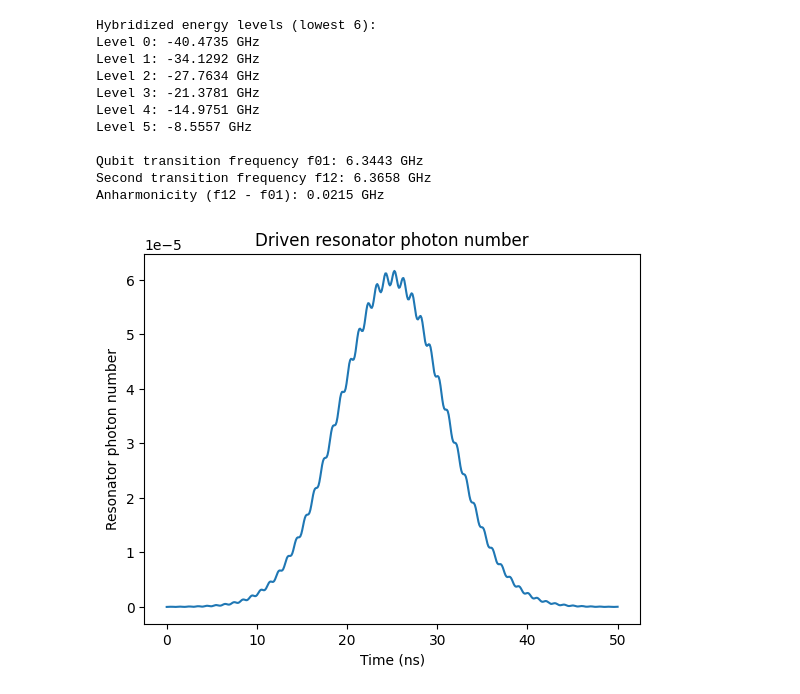
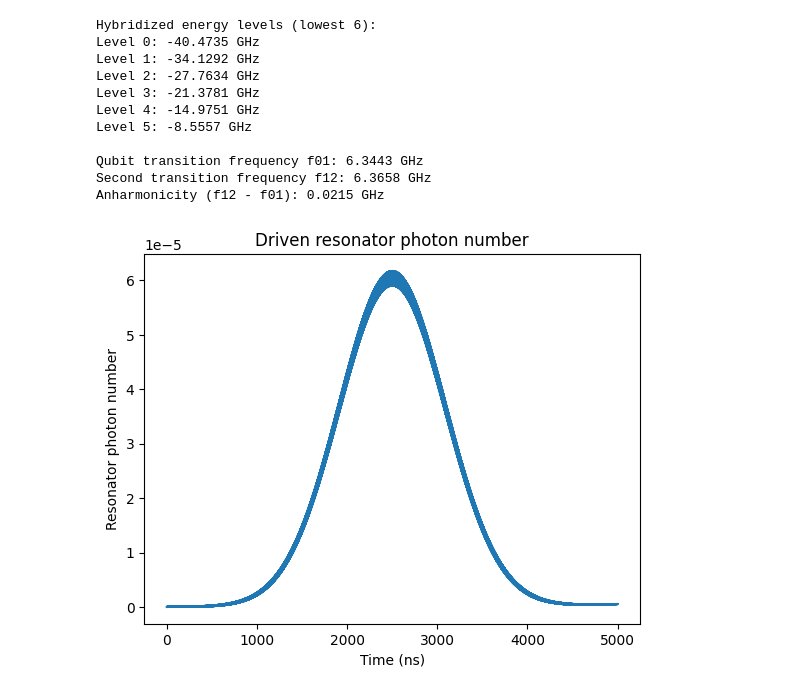
Before and after one commit to urgUrlola/Quantum_Circuit_Design, a Jupyter notebook: 1_qbit_simulation.ipynb, the cells around one changed output. Drawn from its saved outputs; the diff is of its cells as text; code cells hidden in the pictures.

```diff
--- a/1_qbit_simulation.ipynb
+++ b/1_qbit_simulation.ipynb
@@ -82,35 +82,35 @@ Anharmonicity (f12 - f01): 0.0215 GHz
 # %%
 drive_amp = 0.05
 drive_freq = omega_r
-drive_duration = 50
-tlist = np.linspace(0, drive_duration, 500)
+drive_duration = 5000
+tlist = np.linspace(0, drive_duration, 50000)
 
 def gaussian_pulse(t, args):
     t0 = drive_duration / 2
     sigma = drive_duration / 6
     return drive_amp * np.exp(-(t - t0)**2 / (2 * sigma**2))
 
 H_drive = [tensor(qeye(dim_qubit), a + a.dag()), gaussian_pulse]
 
 psi0 = tensor(H_transmon.groundstate()[1], basis(n_res, 0))
 
 c_ops = []
 
 H_qubit = tensor(H_transmon, qeye(n_res))
 H_res = tensor(qeye(dim_qubit), H_resonator)
 H_full = H_qubit + H_res + H_int
 
 drive_op = tensor(qeye(dim_qubit), a + a.dag())
 
 H_total = [H_full, [drive_op, gaussian_pulse]]
 
 
 result = mesolve(H_total, psi0, tlist, c_ops, [tensor(qeye(dim_qubit), a.dag() * a)])
 
 plt.plot(tlist, result.expect[0])
 plt.xlabel('Time (ns)')
 plt.ylabel('Resonator photon number')
 plt.title('Driven resonator photon number')
 plt.show()
 # %% [output]
-[figure, old version]
+[figure, new version]
```
Also changed, not shown: parts of 1 cell of this notebook, 1 other file.
